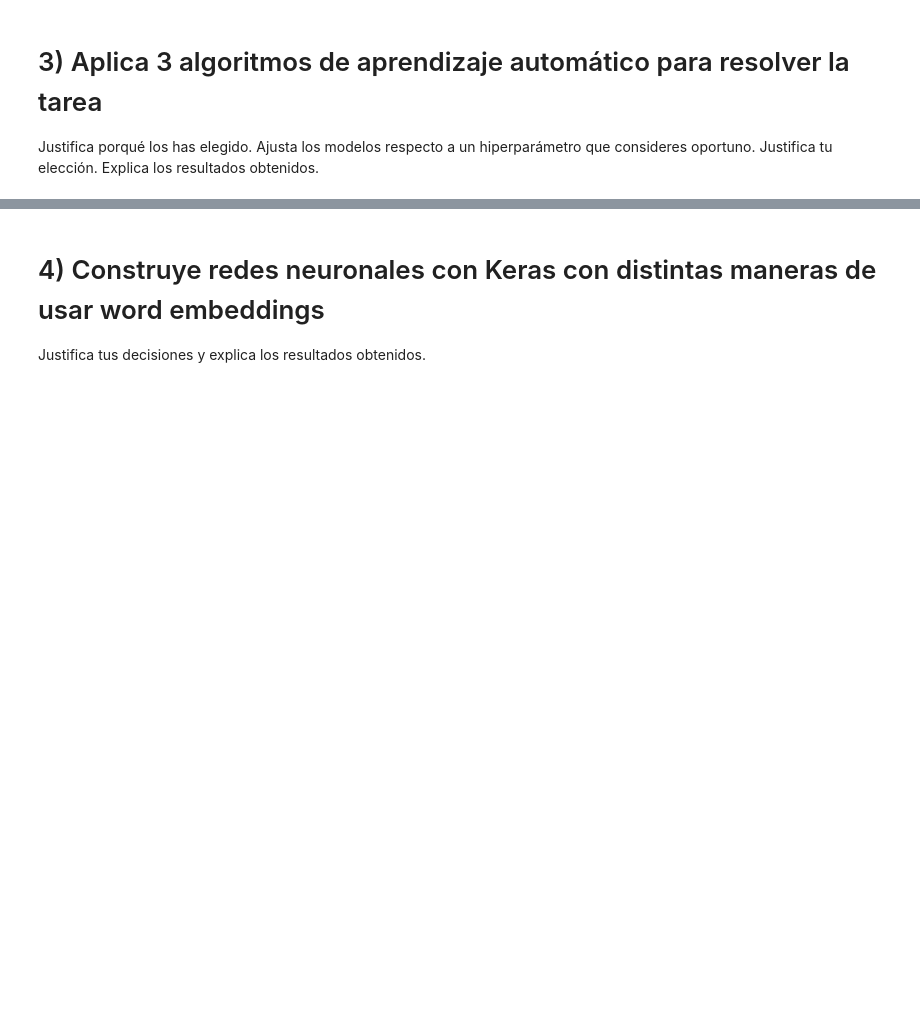
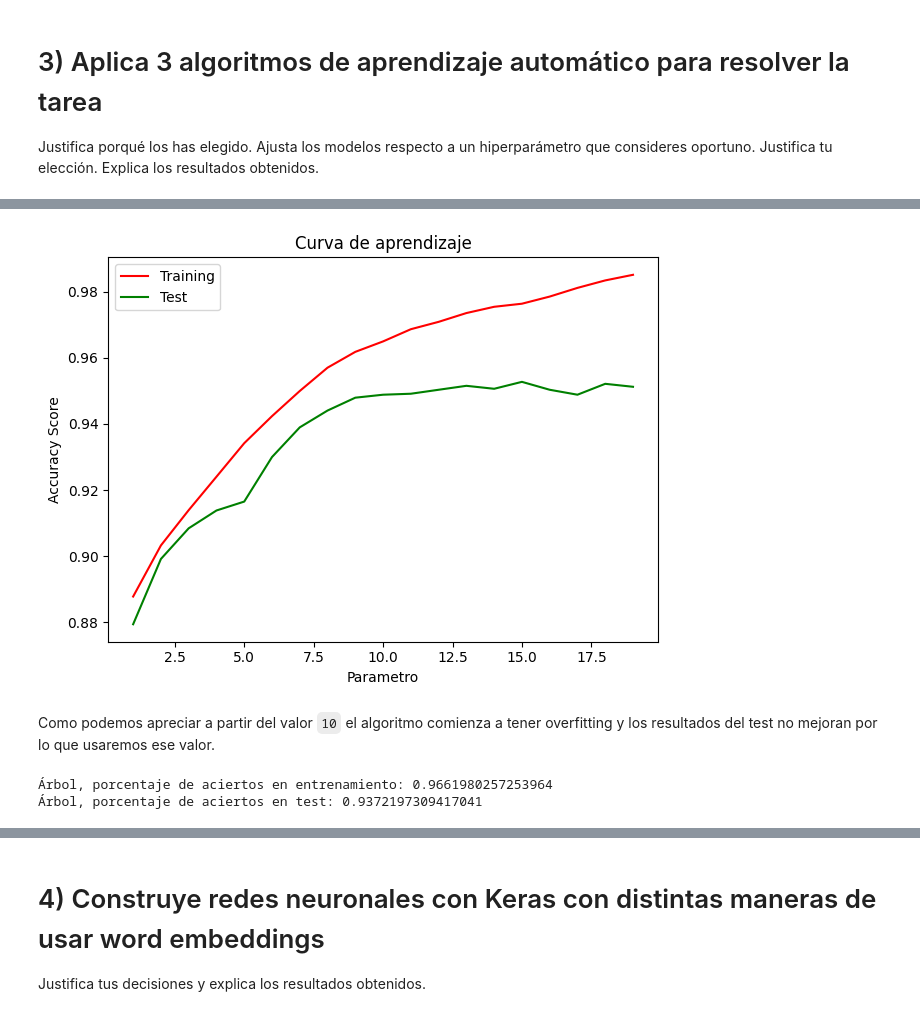
Before and after one commit to MarioCalvarro/practicasIA, a Jupyter notebook: P4GrupoE.ipynb, the cells around one changed output, grey strips where cells are left out. Cells and saved outputs as stored; diff of their text form; code cells hidden in the pictures; blank space fills up the shorter version.

```diff
--- a/P4GrupoE.ipynb
+++ b/P4GrupoE.ipynb
@@ -232,0 +234,43 @@ Explica los resultados obtenidos.
+# %%
+from sklearn.tree import DecisionTreeClassifier
+import matplotlib.pyplot as plt
+from sklearn.model_selection import cross_validate
+
+train_accuracy = []
+test_accuracy = []
+
+# Entrenamos y validamos varios árboles con distintas profundidades máximas
+max_depths = range(1, 20)
+for md in max_depths:
+    clf = DecisionTreeClassifier(criterion="entropy", max_depth=md, min_samples_split=2, random_state=RANDOM_STATE)
+    scores = cross_validate(clf, train_preprocessed, train_df['v1'].values, scoring='accuracy', cv=10, return_train_score=True)
+
+    train_accuracy.append(np.mean(scores['train_score']))
+    test_accuracy.append(np.mean(scores['test_score']))
+
+
+# Draw lines
+plt.plot(max_depths, train_accuracy, color="r",  label="Training")
+plt.plot(max_depths, test_accuracy, color="g", label="Test")
+
+# Create plot
+plt.title("Curva de aprendizaje")
+plt.xlabel("Parametro"), plt.ylabel("Accuracy Score"), plt.legend(loc="best")
+plt.tight_layout()
+plt.show()
+# %% [output]
+[figure, added]
+# %% [markdown]
+Como podemos apreciar a partir del valor `10` el algoritmo comienza a tener overfitting y los resultados del test no mejoran por lo que usaremos ese valor.
+# %%
+tree_classifier = DecisionTreeClassifier(criterion="entropy", max_depth=10, min_samples_split=2, random_state=RANDOM_STATE)
+tree_classifier.fit(train_preprocessed, train_df['v1'].values)
+
+tree_train_predictions = tree_classifier.predict(train_preprocessed)
+tree_test_predictions = tree_classifier.predict(test_preprocessed)
+
+print("Árbol, porcentaje de aciertos en entrenamiento:", np.mean(tree_train_predictions == train_df['v1'].values))
+print("Árbol, porcentaje de aciertos en test:", np.mean(tree_test_predictions == test_df['v1'].values))
+# %% [output]
+Árbol, porcentaje de aciertos en entrenamiento: 0.9661980257253964
+Árbol, porcentaje de aciertos en test: 0.9372197309417041
```
Also changed, not shown: parts of 13 cells of this notebook.
